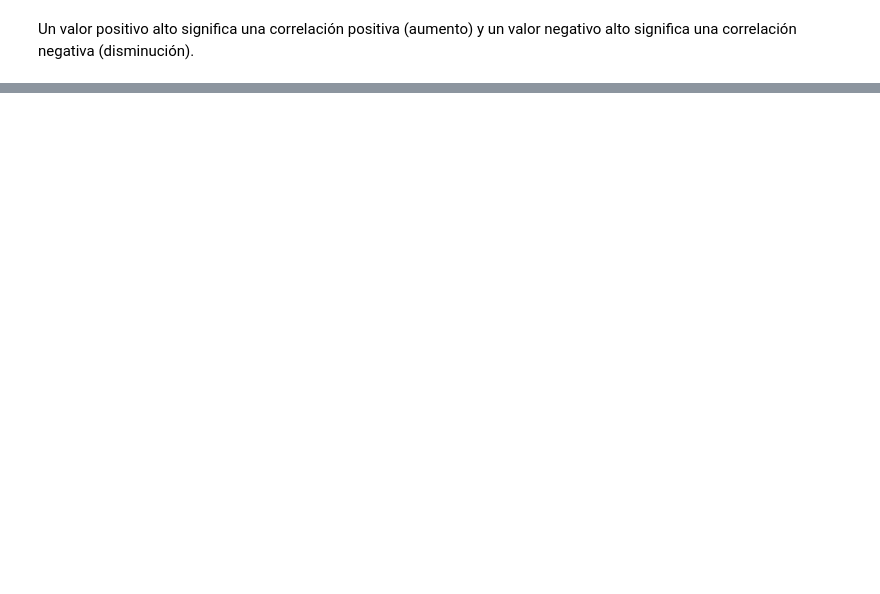
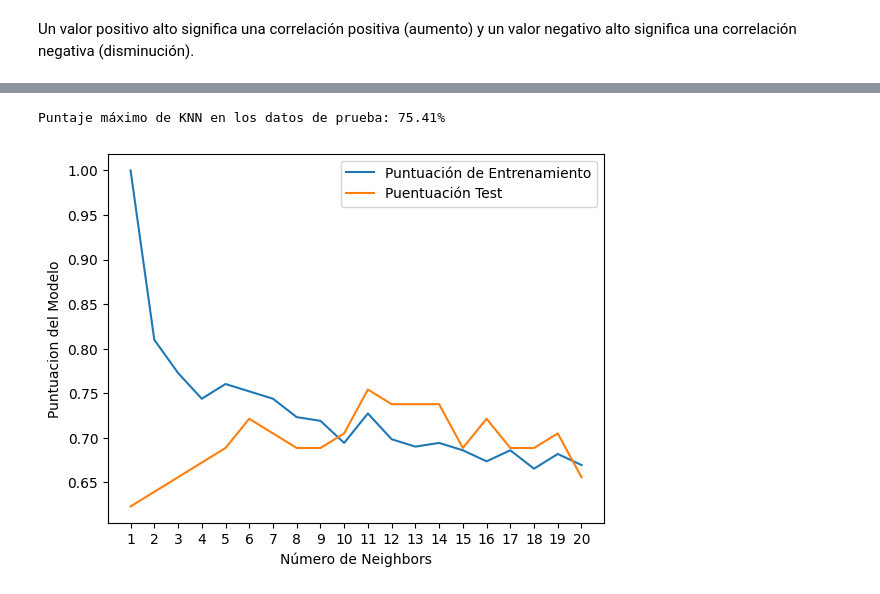
Before and after one commit to Skpow1234/Clasifiacion-de-enfermedades-cardiacas, a Jupyter notebook: Ciencia de datos y aprendizaje automatico/Clasificacion-Enfermedad-Cardiaca/clasificacion enfermedades Cardiacas - c.ipynb, the cells around one changed output, grey strips where cells are left out. Saved outputs shown, nothing was run; the diff lists cells and outputs as text; code cells hidden in the pictures; blank space fills up the shorter version.

```diff
--- a/Ciencia de datos y aprendizaje automatico/Clasificacion-Enfermedad-Cardiaca/clasificacion enfermedades Cardiacas - c.ipynb
+++ b/Ciencia de datos y aprendizaje automatico/Clasificacion-Enfermedad-Cardiaca/clasificacion enfermedades Cardiacas - c.ipynb
@@ -273,0 +565,25 @@ Un valor positivo alto significa una correlación positiva (aumento) y un valor
+# %%
+# Crear una lista de puntajes de train
+puntajes_entrenamiento = []
+
+# Crear una lista de puntajes de test
+puntajes_test = []
+
+# Crea una lista de diferentes valores para n_neighbors(n_vecinos)
+neighbors = range(1,21)
+
+# Intanciamos el algoritmo.
+knn = KNeighborsClassifier()
+
+# Bucle a través de diferentes valores para n_neighbors
+for i in neighbors:
+    knn.set_params(n_neighbors=i)
+
+    # Entrenamos el algoritmo
+    knn.fit(X_train, y_train)
+
+    # Actualizar los puntajes de train
+    puntajes_entrenamiento.append(knn.score(X_train, y_train))
+
+    # Actualizamos los puntajes de test
+    puntajes_test.append(knn.score(X_test, y_test))
@@ -273,0 +636,13 @@ Un valor positivo alto significa una correlación positiva (aumento) y un valor
+# %%
+# Graficamos los resultados
+plt.plot(neighbors, puntajes_entrenamiento, label="Puntuación de Entrenamiento")
+plt.plot(neighbors, puntajes_test, label="Puentuación Test")
+plt.xticks(np.arange(1,21,1))
+plt.xlabel("Número de Neighbors")
+plt.ylabel("Puntuacion del Modelo")
+plt.legend()
+
+print(f"Puntaje máximo de KNN en los datos de prueba: {max(puntajes_test)*100:.2f}%")
+# %% [output]
+Puntaje máximo de KNN en los datos de prueba: 75.41%
+[figure, added]
```
Also changed, not shown: parts of 98 cells of this notebook, 1 other file.
